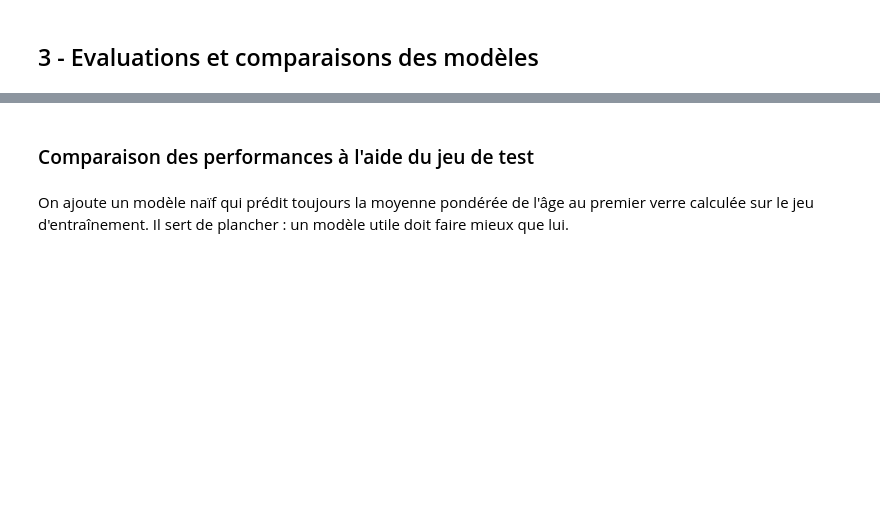
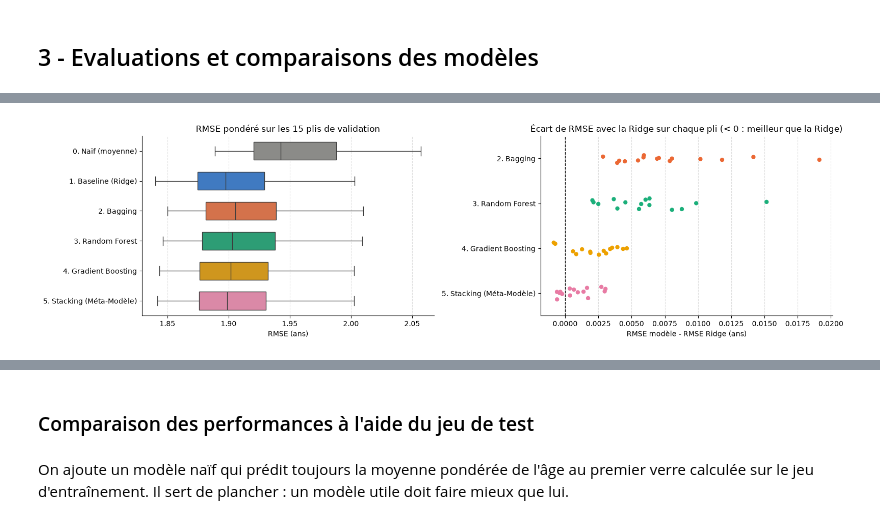
Before and after one commit to RaphaelCarrere/projet_apprentissage_supervise, a Jupyter notebook: projet.ipynb, the cells around one changed output, grey strips where cells are left out. Drawn from its saved outputs; the diff is of its cells as text; code cells hidden in the pictures; blank space fills up the shorter version.

```diff
--- a/projet.ipynb
+++ b/projet.ipynb
@@ -965,0 +1104,16 @@ res_stacking = calculer_indicateurs(
+# %%
+df_optimisation = pd.DataFrame(resultats_optimisation.values()).set_index("Modèle")
+df_optimisation["Gain RMSE CV (ans)"] = (
+    df_optimisation["RMSE CV config. initiale"] - df_optimisation["RMSE CV optimisée"]
+).round(4)
+
+print("=== EFFET DE L'OPTIMISATION (RMSE PONDÉRÉ, VALIDATION CROISÉE 5 PLIS) ===")
+print(
+    df_optimisation[
+        ["Nb configurations testées", "RMSE CV config. initiale", "RMSE CV optimisée",
+         "Gain RMSE CV (ans)", "Écart-type entre plis"]
+    ].to_string()
+)
+print("\n=== HYPERPARAMÈTRES RETENUS ===")
+for nom, params in df_optimisation["Meilleurs hyperparamètres"].items():
+    print(f"{nom:28s} : {params}")
@@ -965,0 +1210,38 @@ res_stacking = calculer_indicateurs(
+# %%
+# Couleurs fixes par modèle (une couleur = un modèle dans tous les graphiques)
+ordre_modeles = list(modeles_cv.keys())
+couleurs_modeles = dict(
+    zip(ordre_modeles, ["#8c8b87", "#2a78d6", "#eb6834", "#1baf7a", "#eda100", "#e87ba4"])
+)
+
+fig, axes = plt.subplots(1, 2, figsize=(16, 4.5))
+
+# 1. Distribution du RMSE sur les 15 plis
+donnees_rmse = pd.DataFrame({nom: sc["RMSE"] for nom, sc in scores_cv.items()}).melt(
+    var_name="Modèle", value_name="RMSE"
+)
+sns.boxplot(data=donnees_rmse, x="RMSE", y="Modèle", hue="Modèle", palette=couleurs_modeles,
+            legend=False, ax=axes[0], width=0.6)
+axes[0].set_title("RMSE pondéré sur les 15 plis de validation")
+axes[0].set_xlabel("RMSE (ans)")
+axes[0].set_ylabel("")
+
+# 2. Écart de RMSE avec la Ridge, pli par pli (< 0 : meilleur que la Ridge)
+donnees_ecart = pd.DataFrame(
+    {nom: sc["RMSE"] - rmse_ridge_plis for nom, sc in scores_cv.items()
+     if nom not in ["0. Naïf (moyenne)", "1. Baseline (Ridge)"]}
+).melt(var_name="Modèle", value_name="Écart")
+sns.stripplot(data=donnees_ecart, x="Écart", y="Modèle", hue="Modèle", palette=couleurs_modeles,
+              legend=False, ax=axes[1], size=6, jitter=0.15)
+axes[1].axvline(0, color="#0b0b0b", linestyle="--", linewidth=1)
+axes[1].set_title("Écart de RMSE avec la Ridge sur chaque pli (< 0 : meilleur que la Ridge)")
+axes[1].set_xlabel("RMSE modèle - RMSE Ridge (ans)")
+axes[1].set_ylabel("")
+
+for ax in axes:
+    ax.grid(axis="x", linestyle="--", alpha=0.4)
+    ax.spines[["top", "right"]].set_visible(False)
+plt.tight_layout()
+plt.show()
+# %% [output]
+[figure, added]
```
Also changed, not shown: parts of 29 cells of this notebook.
